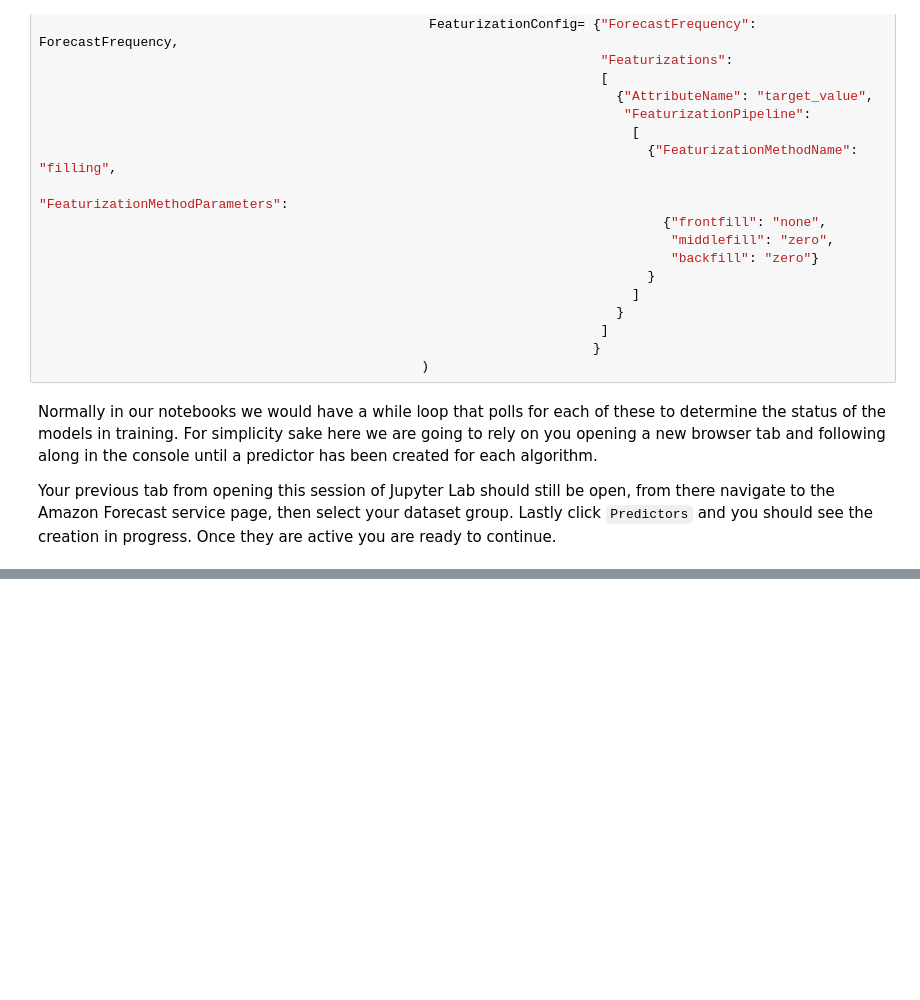
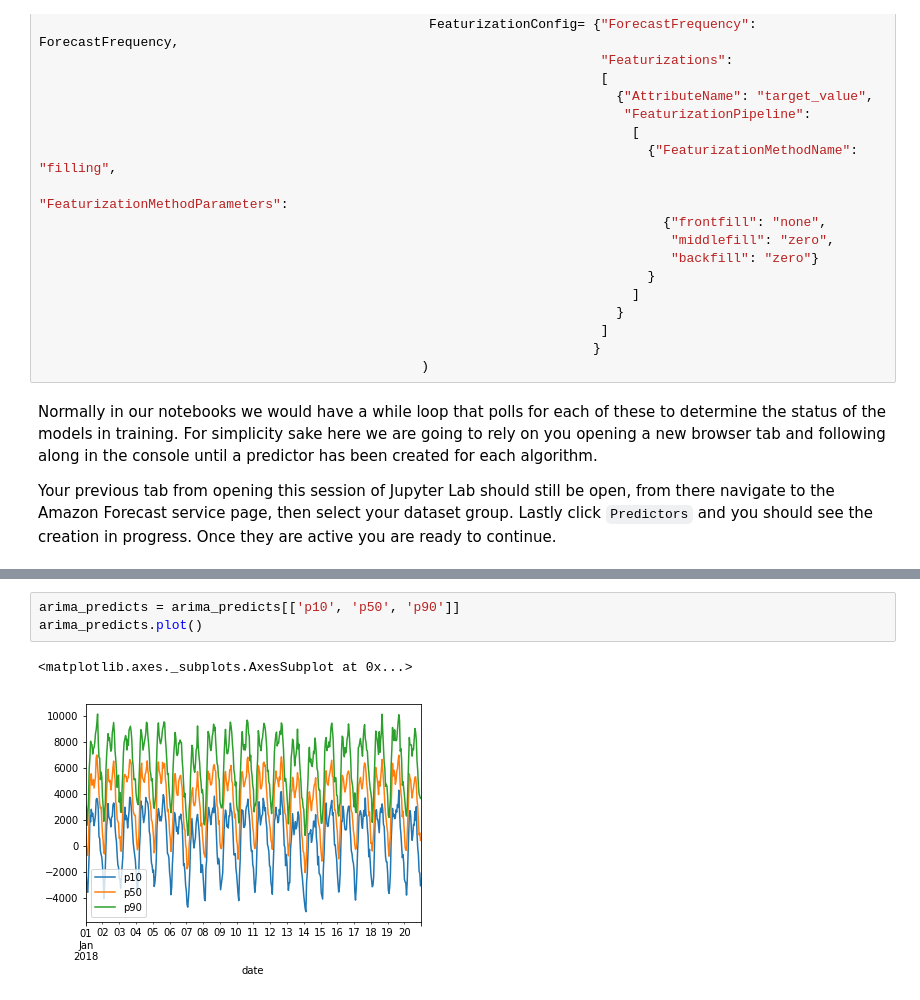
Before and after one commit to apac-ml-tfc/forecast-poc, a Jupyter notebook: Creating_and_Evaluating_Predictors.ipynb, the cells around one changed output, grey strips where cells are left out. Cells and saved outputs as stored; diff of their text form; blank space fills up the shorter version.

```diff
--- a/Creating_and_Evaluating_Predictors.ipynb
+++ b/Creating_and_Evaluating_Predictors.ipynb
@@ -164,0 +466,6 @@ Your previous tab from opening this session of Jupyter Lab should still be open,
+# %%
+arima_predicts = arima_predicts[['p10', 'p50', 'p90']]
+arima_predicts.plot()
+# %% [output]
+<matplotlib.axes._subplots.AxesSubplot at 0x...>
+[figure, added]
```
Also changed, not shown: parts of 47 cells of this notebook, 1 other file.
